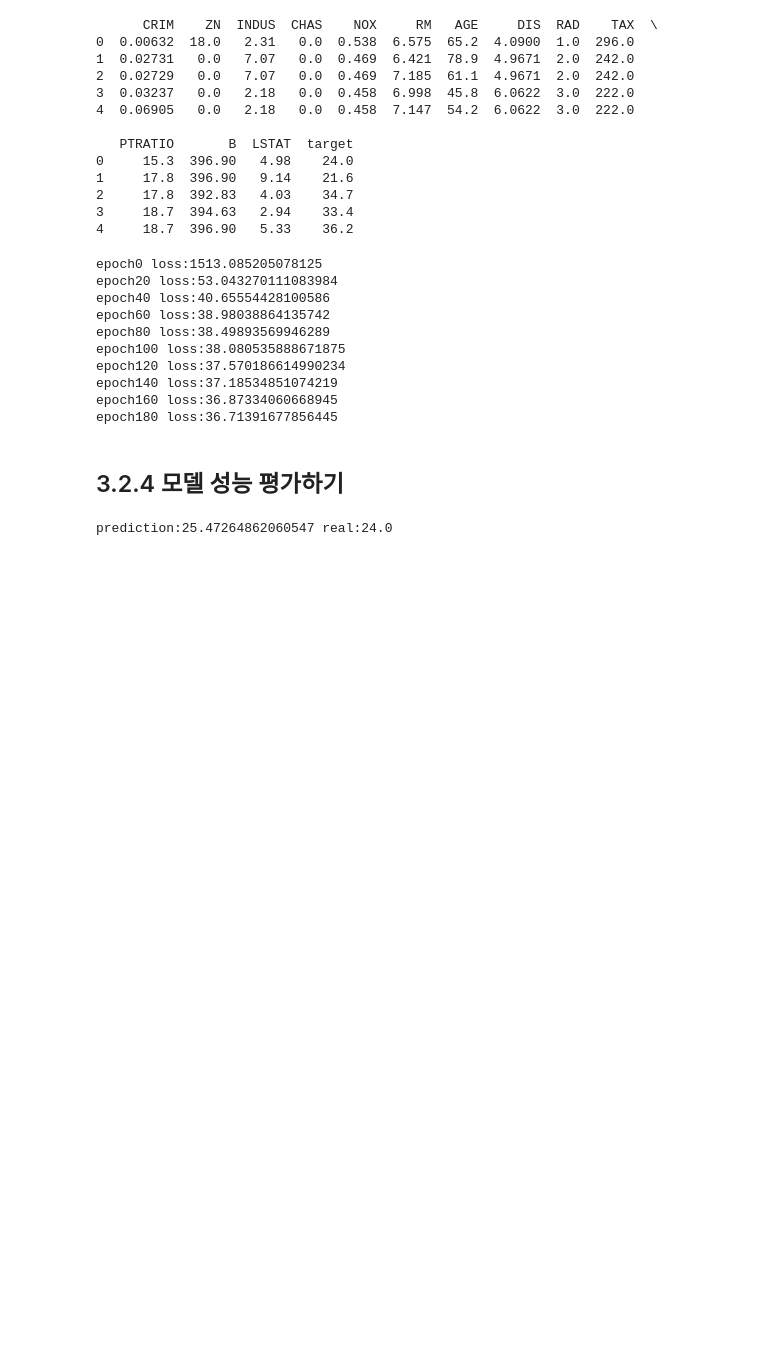
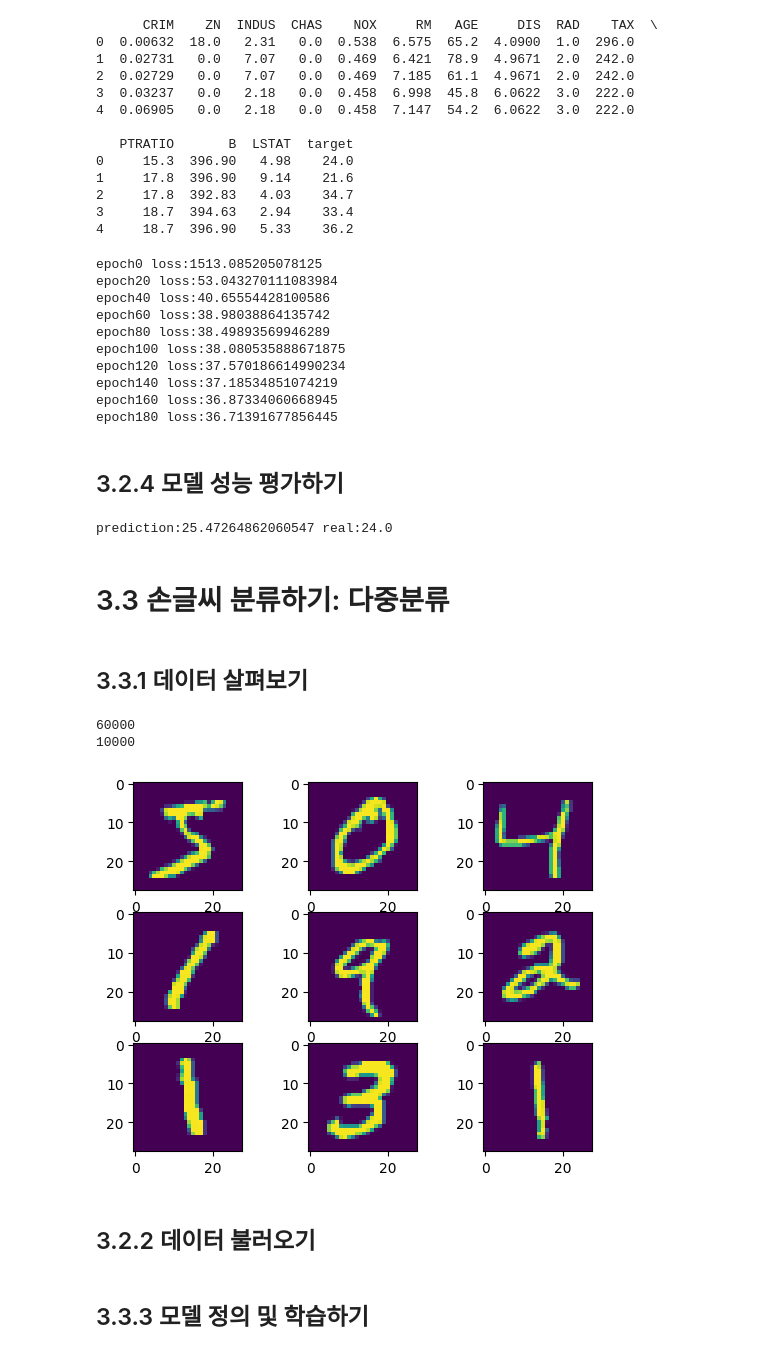
Before and after one commit to Sangyeonglee353/ai-musthave, a Jupyter notebook: Chapter_03_간단한_신경망_만들기.ipynb, the cells around one changed output. Drawn from its saved outputs; the diff is of its cells as text; code cells hidden in the pictures; blank space fills up the shorter version.

Commit message:
Docs: Add 3.3 손글씨 분류하기: 다중분류

```diff
--- a/Chapter_03_간단한_신경망_만들기.ipynb
+++ b/Chapter_03_간단한_신경망_만들기.ipynb
@@ -286,3 +286,30 @@ real = Y[0]
 print(f"prediction:{prediction.item()} real:{real}")
 # %% [output]
 prediction:25.47264862060547 real:24.0
+# %% [markdown]
+# 3.3 손글씨 분류하기: 다중분류
+# %% [markdown]
+## 3.3.1 데이터 살펴보기
+# %%
+import matplotlib.pyplot as plt
+
+from torchvision.datasets.mnist import MNIST
+from torchvision.transforms import ToTensor
+
+# 1. 학습용 데이터와 평가용 데이터 분리
+training_data = MNIST(root="./", train=True, download=True, transform=ToTensor())
+test_data = MNIST(root="./", train=False, download=True, transform=ToTensor())
+
+print(len(training_data)) # 학습에 사용할 데이터 개수
+print(len(test_data)) # 평가에 사용할 데이터 개수
+
+for i in range(9): # 샘플 이미지 9개 출력
+  plt.subplot(3, 3, i+1)
+  plt.imshow(training_data.data[i])
+plt.show()
+# %% [output]
+60000
+10000
+[figure, added]
+# %% [markdown]
+## 3.2.2 데이터 불러오기
@@ -288,0 +323,2 @@ prediction:25.47264862060547 real:24.0
+# %% [markdown]
+## 3.3.3 모델 정의 및 학습하기
```
Also changed, not shown: parts of 4 cells of this notebook.
